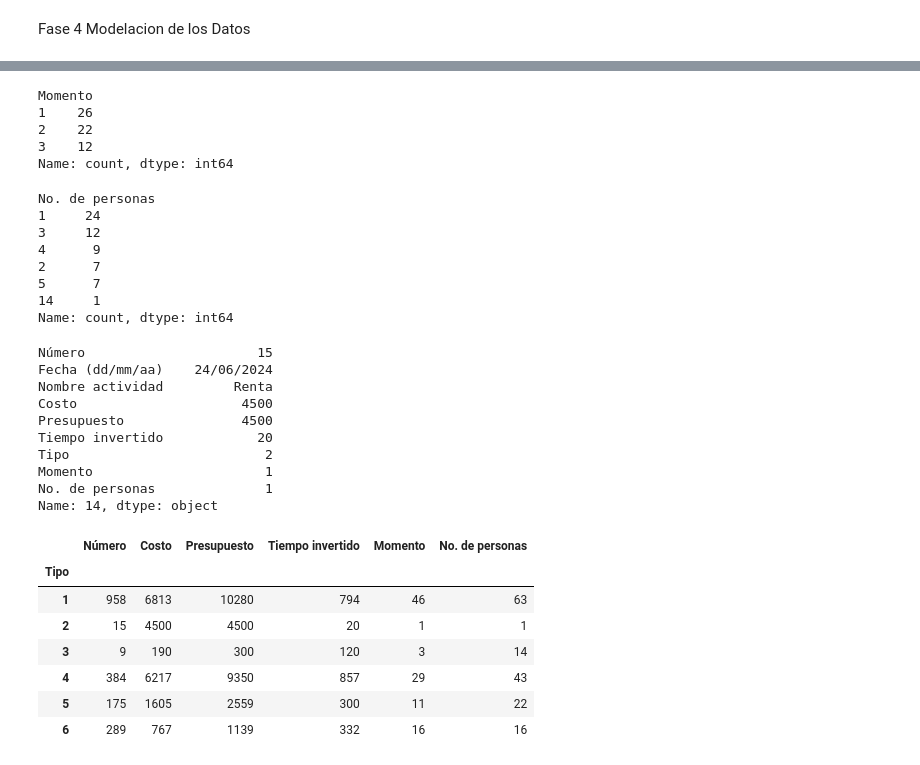
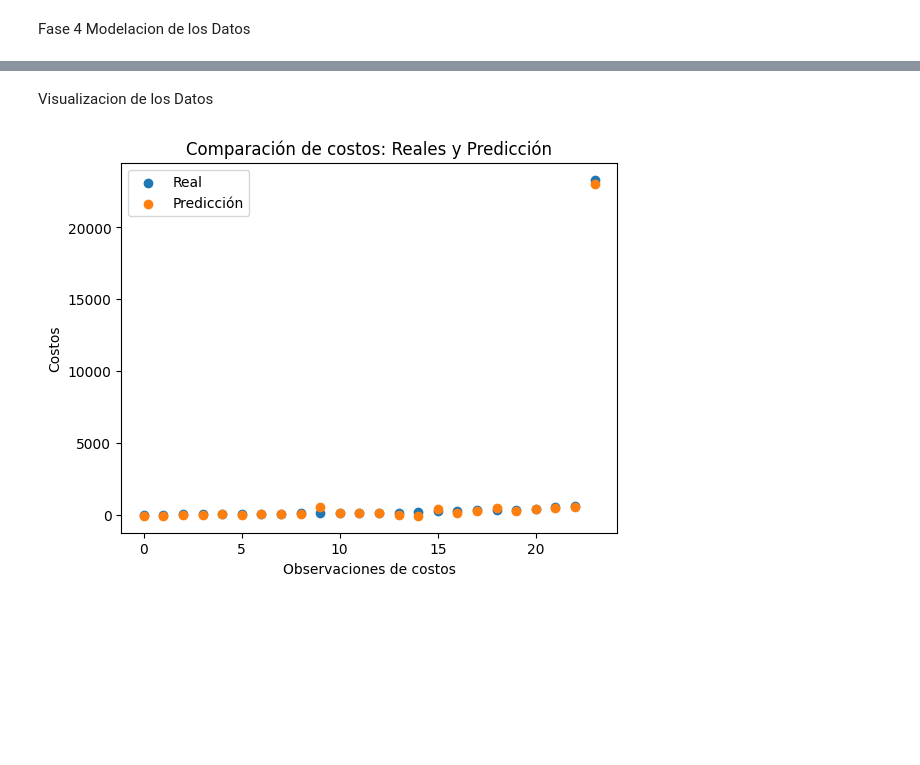
Before and after one commit to Moraytaprime/Matem-ticas-y-ciencia-de-datos-para-la-toma-de-decisiones-Gpo-800-, a Jupyter notebook: Fase_3_Entendimiento_de_los_datos.ipynb, the cells around one changed output, grey strips where cells are left out. Saved outputs shown, nothing was run; the diff lists cells and outputs as text; code cells hidden in the pictures; blank space fills up the shorter version.

```diff
--- a/Fase_3_Entendimiento_de_los_datos.ipynb
+++ b/Fase_3_Entendimiento_de_los_datos.ipynb
@@ -137,46 +198,26 @@ Name: count, dtype: int64
-# %%
-df["Momento"].value_counts()
-# %% [output]
-Momento
-1    26
-2    22
-3    12
-Name: count, dtype: int64
-# %%
-df["No. de personas"].value_counts()
-# %% [output]
-No. de personas
-1     24
-3     12
-4      9
-2      7
-5      7
-14     1
-Name: count, dtype: int64
-# %%
-df.loc[df["Costo"].idxmax()]
-# %% [output]
-Número                      15
-Fecha (dd/mm/aa)    24/06/2024
-Nombre actividad         Renta
-Costo                     4500
-Presupuesto               4500
-Tiempo invertido            20
-Tipo                         2
-Momento                      1
-No. de personas              1
-Name: 14, dtype: object
-# %%
-df.groupby("Tipo").sum(numeric_only=True)
-# %% [output]
-|  | Número | Costo | Presupuesto | Tiempo invertido | Momento | No. de personas |
-| Tipo |  |  |  |  |  |  |
-| 1 | 958 | 6813 | 10280 | 794 | 46 | 63 |
-| 2 | 15 | 4500 | 4500 | 20 | 1 | 1 |
-| 3 | 9 | 190 | 300 | 120 | 3 | 14 |
-| 4 | 384 | 6217 | 9350 | 857 | 29 | 43 |
-| 5 | 175 | 1605 | 2559 | 300 | 11 | 22 |
-| 6 | 289 | 767 | 1139 | 332 | 16 | 16 |
+# %% [markdown]
+Visualizacion de los Datos
+# %%
+import matplotlib.pyplot as plt # importamos la librería pyplot que nos permitirá graficar
+import numpy as np # importamos la librería numpy que nos permitirá crear un arreglo para la muestra de 30 datos
+
+# función mágica para desplegar el gráfico en nuestra libreta
+%matplotlib inline
+
+plt.scatter(np.arange(24), residuals['Real'], label = "Real")  # creamos el gráfico con la muestra de datos reales
+plt.scatter(np.arange(24), residuals['Predicción'], label = "Predicción")  # creamos el gráfico con la muestra de datos de predicción
+
+plt.title("Comparación de costos: Reales y Predicción") # indicamos el título del gráfico
+
+plt.xlabel("Observaciones de costos") # indicamos la etiqueta del eje de las x
+
+plt.ylabel("Costos") # indicamos la etiqueta del eje de las y
+
+plt.legend(loc='upper left') # indicamos la posición de la etiqueta de los datos
+
+plt.show() # desplegamos el gráfico
+# %% [output]
+[figure, added]
 # %%
 df.describe()
 # %% [output]
```
Also changed, not shown: parts of 24 cells of this notebook.
